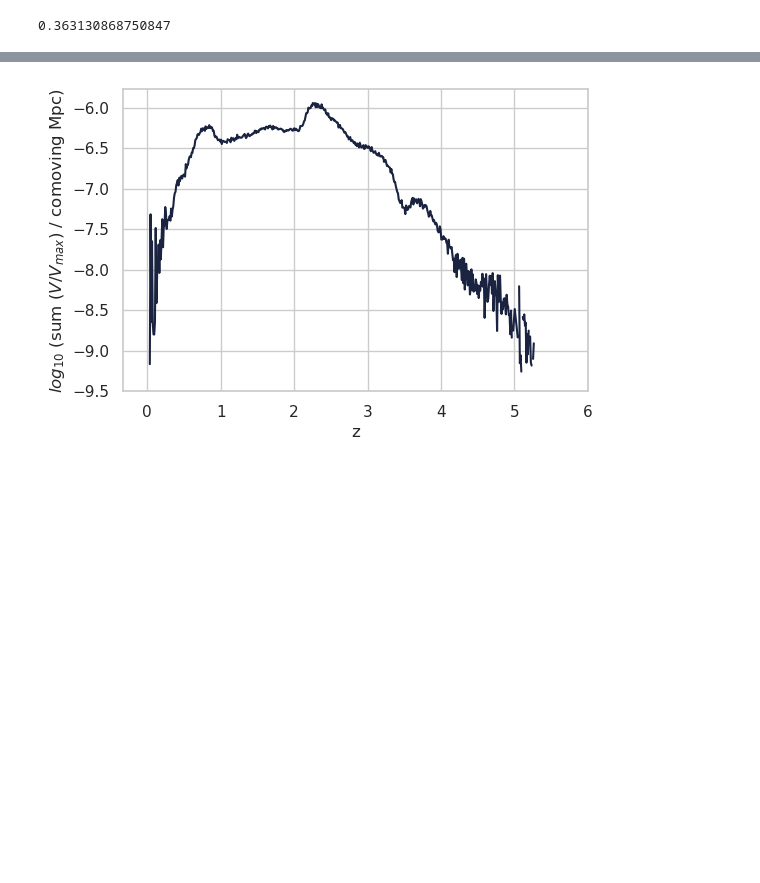
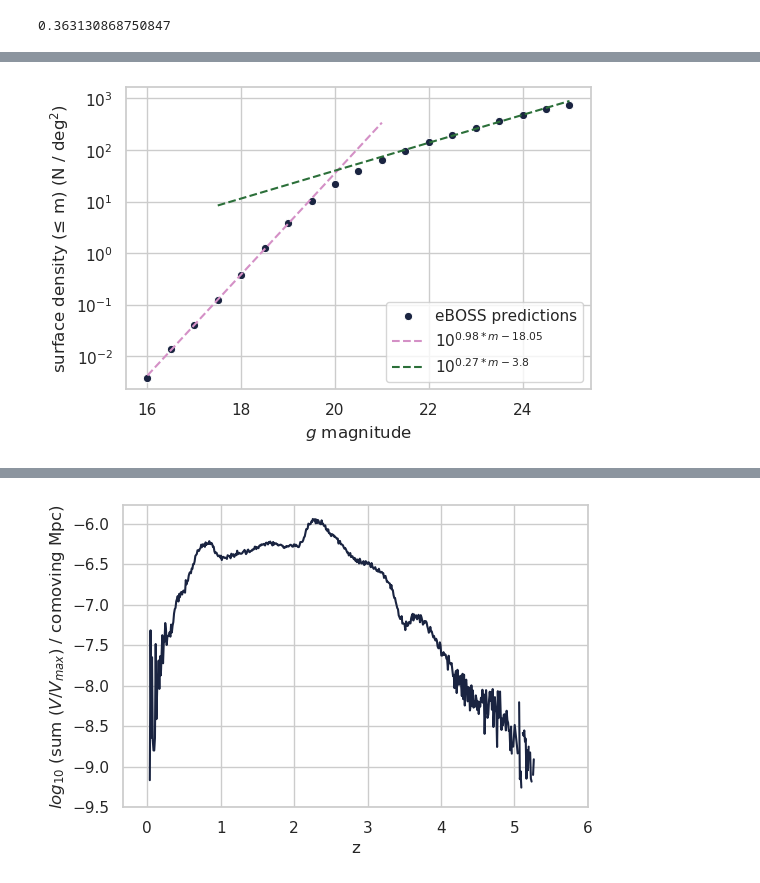
Before and after one commit to snakoneczny/kids-quasars, a Jupyter notebook: notebooks/analysis_number_counts.ipynb, the cells around one changed output, grey strips where cells are left out. Cells and saved outputs as stored; diff of their text form; code cells hidden in the pictures; blank space fills up the shorter version.

```diff
--- a/notebooks/analysis_number_counts.ipynb
+++ b/notebooks/analysis_number_counts.ipynb
@@ -81,0 +194,8 @@ sdss_qso_ctlg['v_weight'].mean()
+# %%
+linear_data = [
+    (0.98, 18.05, (16, 21)),
+    (0.27, 3.8, (17.5, 25)),
+]
+plot_number_counts(eboss_g_arr, eboss_g_counts_arr, eboss_sky_coverage, linear_data, magnitude='g', label='eBOSS predictions')
+# %% [output]
+[figure, added]
```
Also changed, not shown: parts of 29 cells of this notebook, 7 other files.
